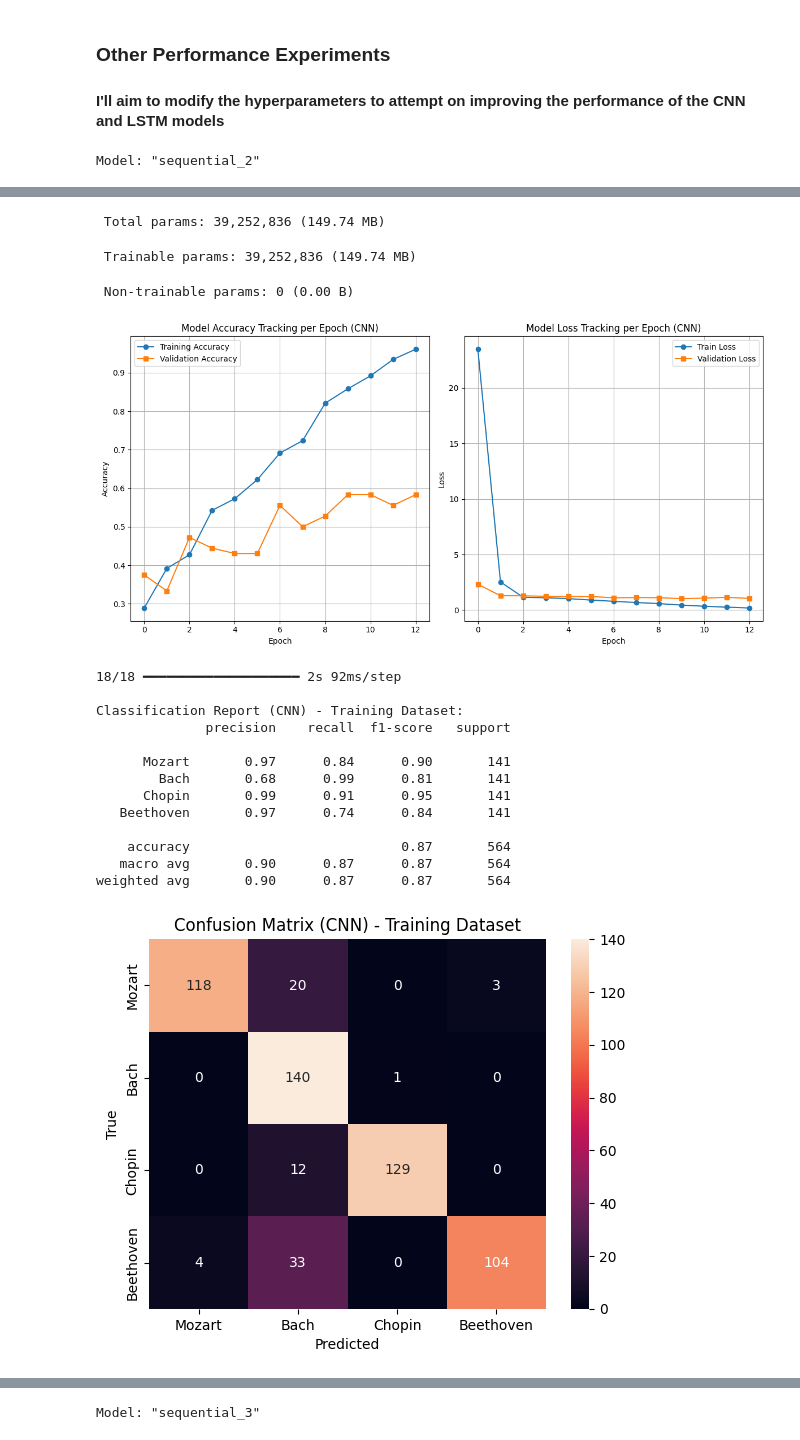
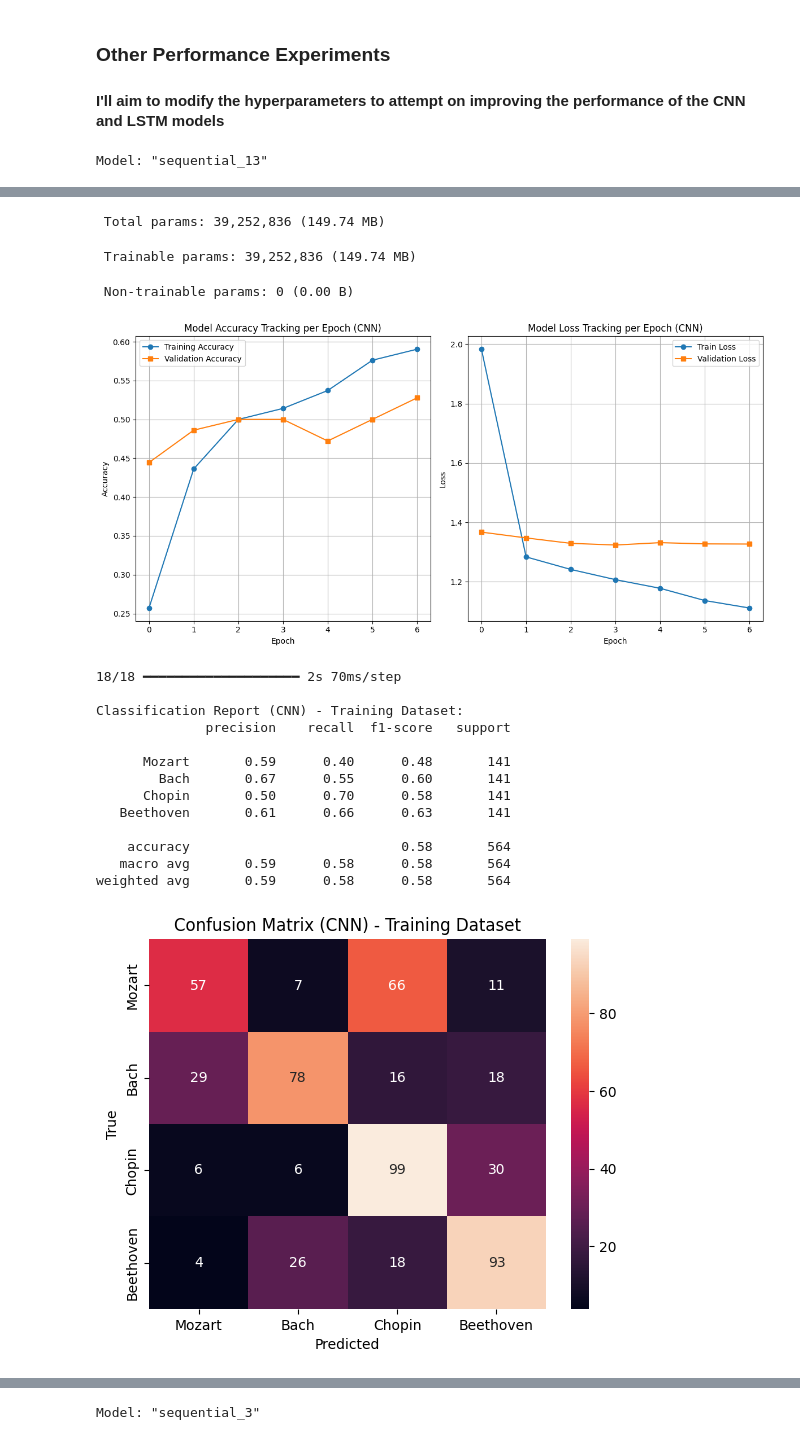
Before and after one commit to isralennon/MSAAI511, a Jupyter notebook: AAI511_Team1_FinalProject_Test3.ipynb, the cells around one changed output, grey strips where cells are left out. Saved outputs shown, nothing was run; the diff lists cells and outputs as text; code cells hidden in the pictures.

```diff
--- a/AAI511_Team1_FinalProject_Test3.ipynb
+++ b/AAI511_Team1_FinalProject_Test3.ipynb
@@ -372,13 +372,15 @@ class MidiDataset:
 
         #Now, calculating the history after fitting the model with the training set
         history = self.model.fit(
-            self.train_samples,
-            self.train_labels,
-            validation_data=(self.val_samples, self.val_labels),
-            batch_size=self.batch_size,
-            epochs=self.num_epochs,
-            callbacks=[early_stopping],
-            verbose=self.verbose
+            self.train_samples, #Midi Samples
+            self.train_labels, #Author labels
+            validation_data=(self.val_samples, self.val_labels), #Validation set
+            batch_size=self.batch_size, #Defined batch size
+            random_state = RANDOM_SEED, #Integrating Random seed for reproducibility
+            epochs=self.num_epochs, #Establishing the selected number of epochs
+            callbacks=[early_stopping], #Adding the configured early stopping
+            stratify=self.train_labels, #Stratification will ensure that all training samples are balanced for all classes
+            verbose=self.verbose #Specifying if the training should be verbose or not
         )
         #Plotting the epochs history
         self.plot_epochs_history(history)
@@ -682,11 +684,11 @@ weighted avg       0.56      0.51      0.53        72
 #### I'll aim to modify the hyperparameters to attempt on improving the performance of the CNN and LSTM models
 # %%
 #First, we'll experiment with CNN model alone with a learning rate of 0.001 instead of 0.0001
-midi_model.build_model(architecture='CNN', learning_rate=0.001)
+midi_model.build_model(architecture='CNN', learning_rate=0.0001, dropout=0.3)
 #Testing with CNN also updating the batch size to 64
-training_accuracy, training_precision, training_recall, training_f1 = midi_model.train(batch_size=64)
+training_accuracy, training_precision, training_recall, training_f1 = midi_model.train(batch_size=16)
 # %% [output]
-Model: "sequential_2"
+Model: "sequential_13"
 ┏━━━━━━━━━━━━━━━━━━━━━━━━━━━━━━━━━┳━━━━━━━━━━━━━━━━━━━━━━━━┳━━━━━━━━━━━━━━━┓
 ┃ Layer (type)                    ┃ Output Shape           ┃       Param # ┃
 ┡━━━━━━━━━━━━━━━━━━━━━━━━━━━━━━━━━╇━━━━━━━━━━━━━━━━━━━━━━━━╇━━━━━━━━━━━━━━━┩
@@ -706,22 +708,22 @@ Model: "sequential_2"
 └─────────────────────────────────┴────────────────────────┴───────────────┘
  Total params: 39,252,836 (149.74 MB)
  Trainable params: 39,252,836 (149.74 MB)
  Non-trainable params: 0 (0.00 B)
-[figure, old version]
+[figure, new version]
-18/18 ━━━━━━━━━━━━━━━━━━━━ 2s 92ms/step
+18/18 ━━━━━━━━━━━━━━━━━━━━ 2s 70ms/step
 
 Classification Report (CNN) - Training Dataset:
               precision    recall  f1-score   support
 
-      Mozart       0.97      0.84      0.90       141
-        Bach       0.68      0.99      0.81       141
-      Chopin       0.99      0.91      0.95       141
-   Beethoven       0.97      0.74      0.84       141
+      Mozart       0.59      0.40      0.48       141
+        Bach       0.67      0.55      0.60       141
+      Chopin       0.50      0.70      0.58       141
+   Beethoven       0.61      0.66      0.63       141
 
-    accuracy                           0.87       564
-   macro avg       0.90      0.87      0.87       564
-weighted avg       0.90      0.87      0.87       564
+    accuracy                           0.58       564
+   macro avg       0.59      0.58      0.58       564
+weighted avg       0.59      0.58      0.58       564
-[figure, old version]
+[figure, new version]
 # %%
 testing_accuracy, testing_precision, testing_recall, testing_f1 = midi_model.test()
 # %% [output]
```
Also changed, not shown: parts of 2 cells of this notebook.
